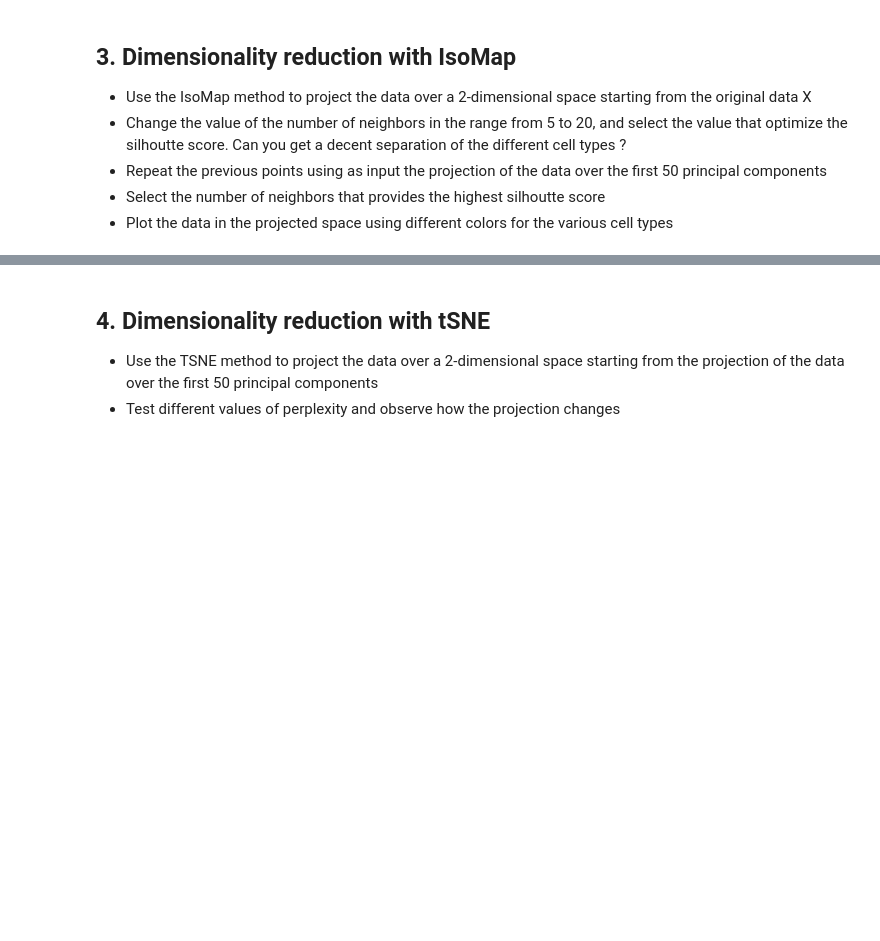
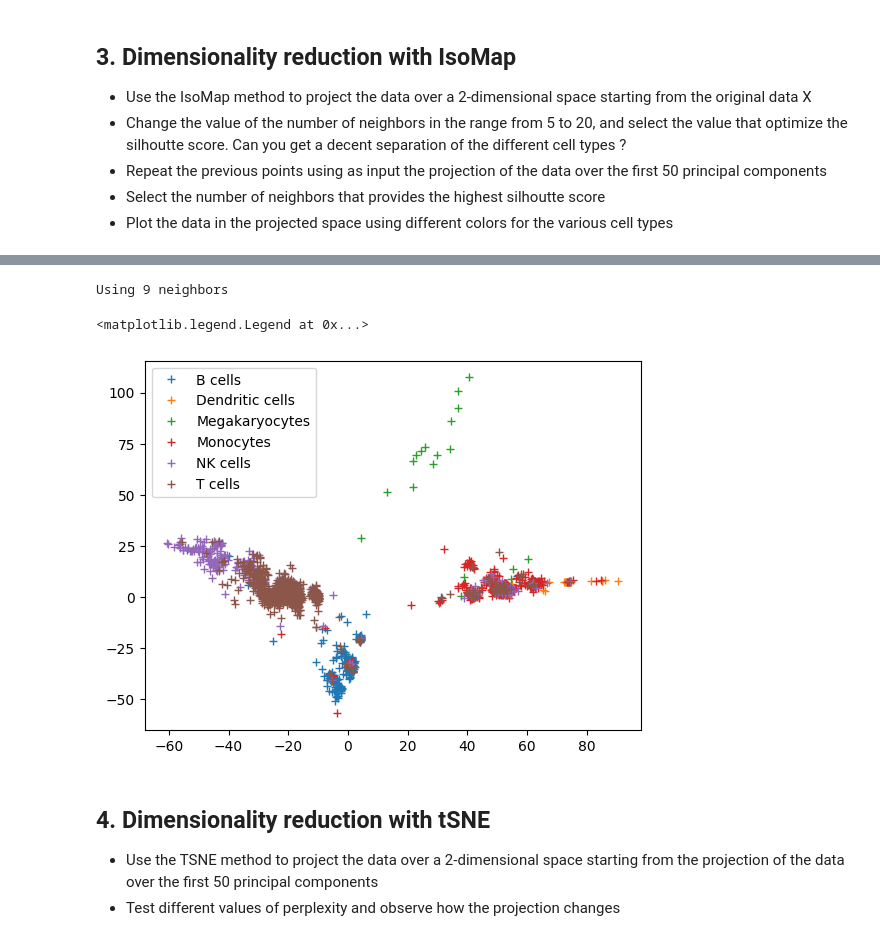
Before and after one commit to MatteoBaraldi/Machine-Learning-for-Bioengineering, a Jupyter notebook: MOD-2/02_Dimensionality_Reduction/exercise_dimensionality_reduction_solved.ipynb, the cells around one changed output, grey strips where cells are left out. Cells and saved outputs as stored; diff of their text form; code cells hidden in the pictures; blank space fills up the shorter version.

```diff
--- a/MOD-2/02_Dimensionality_Reduction/exercise_dimensionality_reduction_solved.ipynb
+++ b/MOD-2/02_Dimensionality_Reduction/exercise_dimensionality_reduction_solved.ipynb
@@ -22,7 +24,7 @@ np.random.seed(42)
 
 The array X includes the expression value of 2000 genes for 2700 cells obtained by single-cell RNAseq. The kind of the cell, as defined by known genetic markers, is reported in the array y.
 # %%
-data = np.load("data_pbmc.npz")
+data = np.load("/content/sample_data/data_pbmc.npz")
 X = data["X"]
 y = data["y"]
 # %% [markdown]
@@ -89,14 +121,18 @@ for i, n_neighbors in enumerate(ns_neighbors):
 # %%
-n_neighbor = ns_neighbors[np.argmax(scores)]
+n_neighbor = ns_neighbors[np.argmax(scores)] #identify the optimal number of neighbors that yielded the highest silhouette score
 print('Using {} neighbors'.format(n_neighbor))
-iso = Isomap(n_components=2, n_neighbors=n_neighbors)
-Xiso = iso.fit_transform(Xpca)
+iso = Isomap(n_components=2, n_neighbors=n_neighbor) #initialize Isomap with the optimal neighbor count
+Xiso = iso.fit_transform(Xpca) #fit and transform the PCA-reduced data into the optimized 2D Isomap embedding
 f = plt.figure()
 ax = f.add_subplot(1,1,1)
-for i_label, label in enumerate(labels):
-    inds = y_int == i_label
+for i_label, label in enumerate(labels): #loop through unique classes to scatter plot the embedding points by group
+    inds = y_int == i_label #create a boolean mask for samples belonging to the current class
     ax.plot(Xiso[inds,0], Xiso[inds,1], '+', label = label)
 plt.legend()
+# %% [output]
+Using 9 neighbors
+<matplotlib.legend.Legend at 0x...>
+[figure, added]
 # %% [markdown]
 ## 4. Dimensionality reduction with tSNE
 
```
Also changed, not shown: parts of 13 cells of this notebook.
